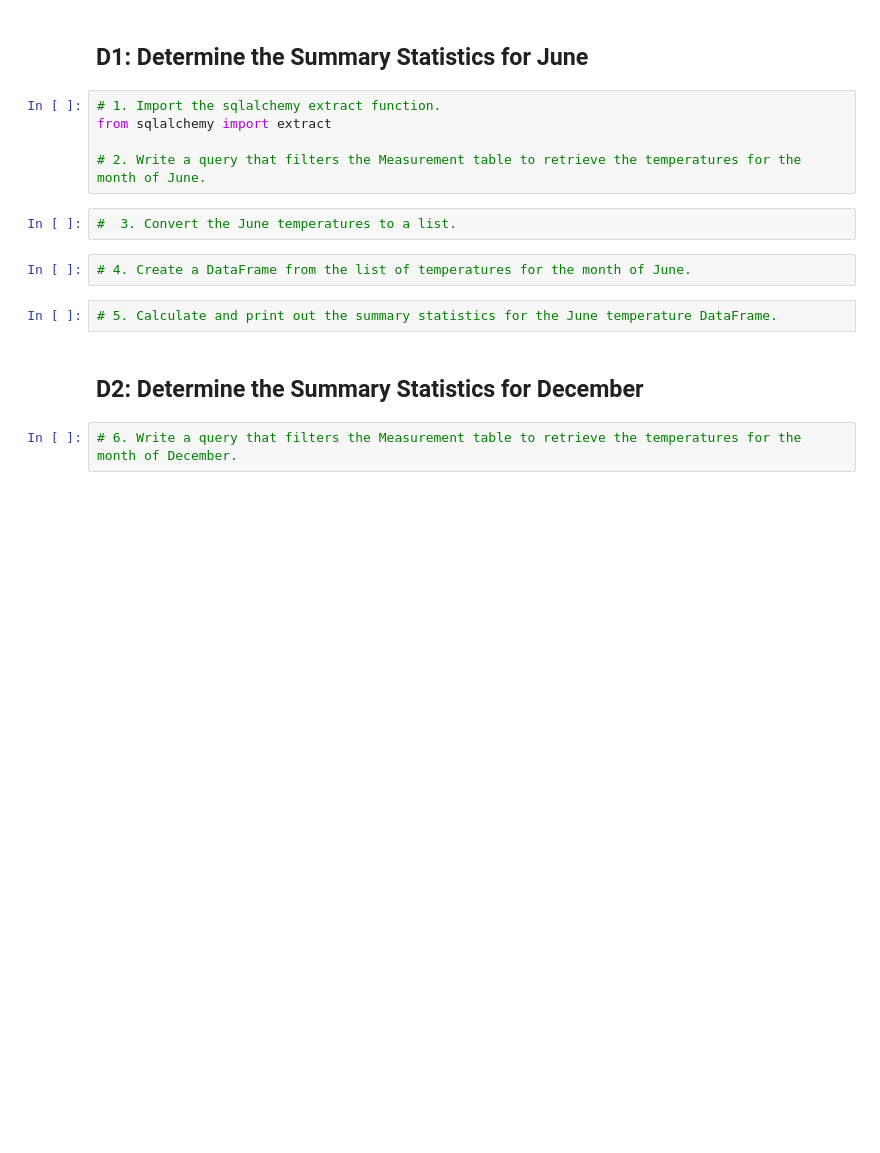
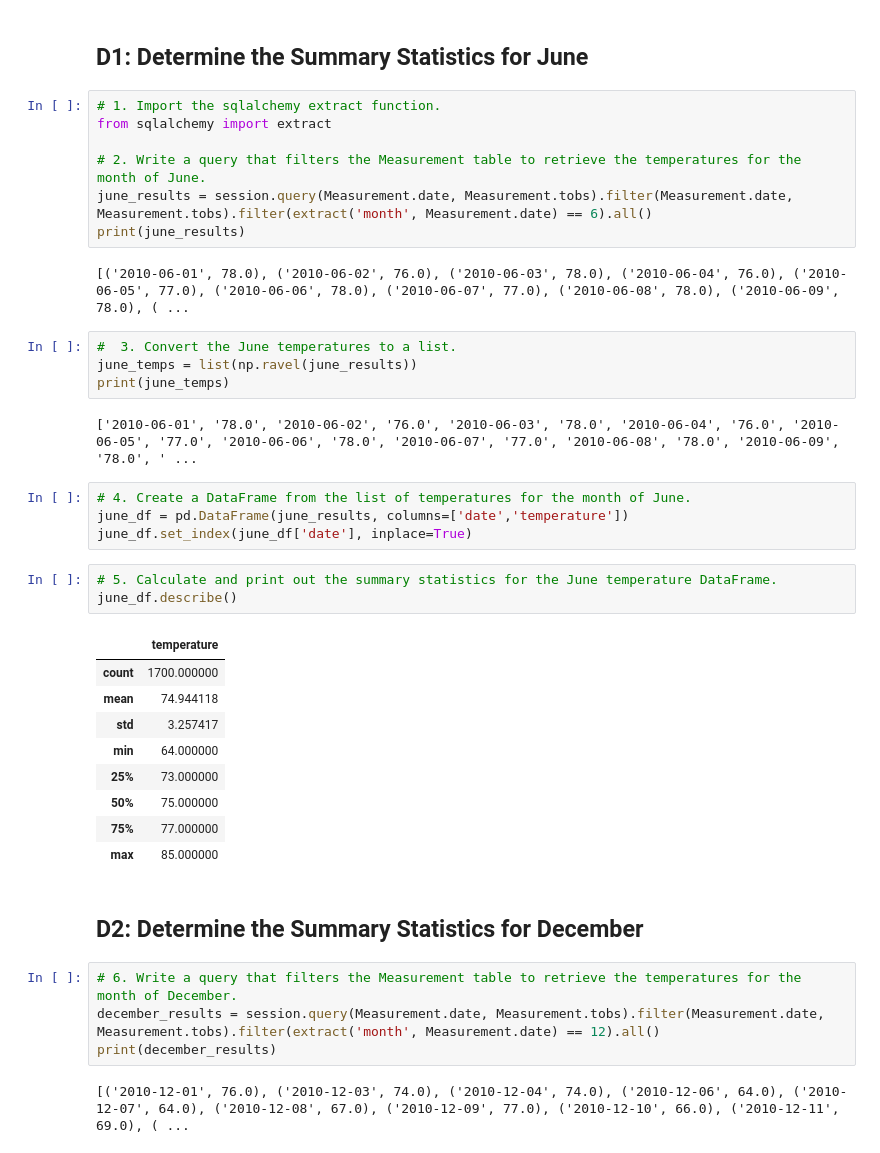
Before and after one commit to rvp47/surfs_up, a Jupyter notebook: SurfsUp_Challenge.ipynb, the cells around one changed output. Saved outputs shown, nothing was run; the diff lists cells and outputs as text; blank space fills up the shorter version.

```diff
--- a/SurfsUp_Challenge.ipynb
+++ b/SurfsUp_Challenge.ipynb
@@ -28,15 +30,40 @@ session = Session(engine)
 from sqlalchemy import extract
 
 # 2. Write a query that filters the Measurement table to retrieve the temperatures for the month of June.
+june_results = session.query(Measurement.date, Measurement.tobs).filter(Measurement.date, Measurement.tobs).filter(extract('month', Measurement.date) == 6).all()
+print(june_results)
+# %% [output]
+[('2010-06-01', 78.0), ('2010-06-02', 76.0), ('2010-06-03', 78.0), ('2010-06-04', 76.0), ('2010-06-05', 77.0), ('2010-06-06', 78.0), ('2010-06-07', 77.0), ('2010-06-08', 78.0), ('2010-06-09', 78.0), ( ...
 # %%
 #  3. Convert the June temperatures to a list.
+june_temps = list(np.ravel(june_results))
+print(june_temps)
+# %% [output]
+['2010-06-01', '78.0', '2010-06-02', '76.0', '2010-06-03', '78.0', '2010-06-04', '76.0', '2010-06-05', '77.0', '2010-06-06', '78.0', '2010-06-07', '77.0', '2010-06-08', '78.0', '2010-06-09', '78.0', ' ...
 # %%
 # 4. Create a DataFrame from the list of temperatures for the month of June.
+june_df = pd.DataFrame(june_results, columns=['date','temperature'])
+june_df.set_index(june_df['date'], inplace=True)
 # %%
 # 5. Calculate and print out the summary statistics for the June temperature DataFrame.
+june_df.describe()
+# %% [output]
+|  | temperature |
+| count | 1700.000000 |
+| mean | 74.944118 |
+| std | 3.257417 |
+| min | 64.000000 |
+| 25% | 73.000000 |
+| 50% | 75.000000 |
+| 75% | 77.000000 |
+| max | 85.000000 |
 # %% [markdown]
 ## D2: Determine the Summary Statistics for December
 # %%
 # 6. Write a query that filters the Measurement table to retrieve the temperatures for the month of December.
+december_results = session.query(Measurement.date, Measurement.tobs).filter(Measurement.date, Measurement.tobs).filter(extract('month', Measurement.date) == 12).all()
+print(december_results)
+# %% [output]
+[('2010-12-01', 76.0), ('2010-12-03', 74.0), ('2010-12-04', 74.0), ('2010-12-06', 64.0), ('2010-12-07', 64.0), ('2010-12-08', 67.0), ('2010-12-09', 77.0), ('2010-12-10', 66.0), ('2010-12-11', 69.0), ( ...
 # %%
 # 7. Convert the December temperatures to a list.
```
Also changed, not shown: parts of 4 cells of this notebook.
